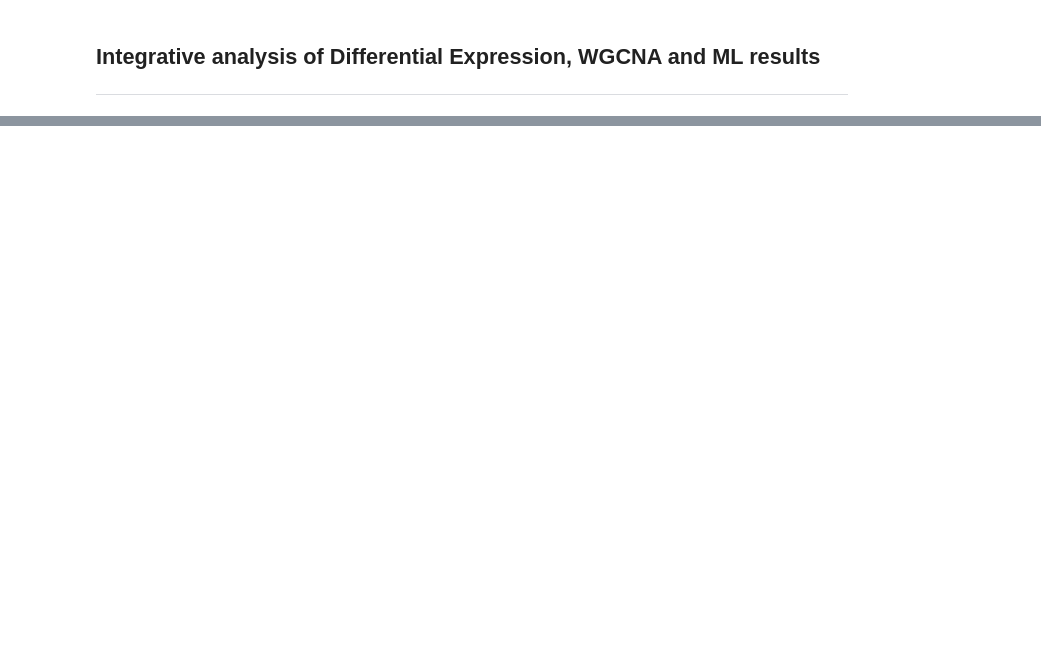
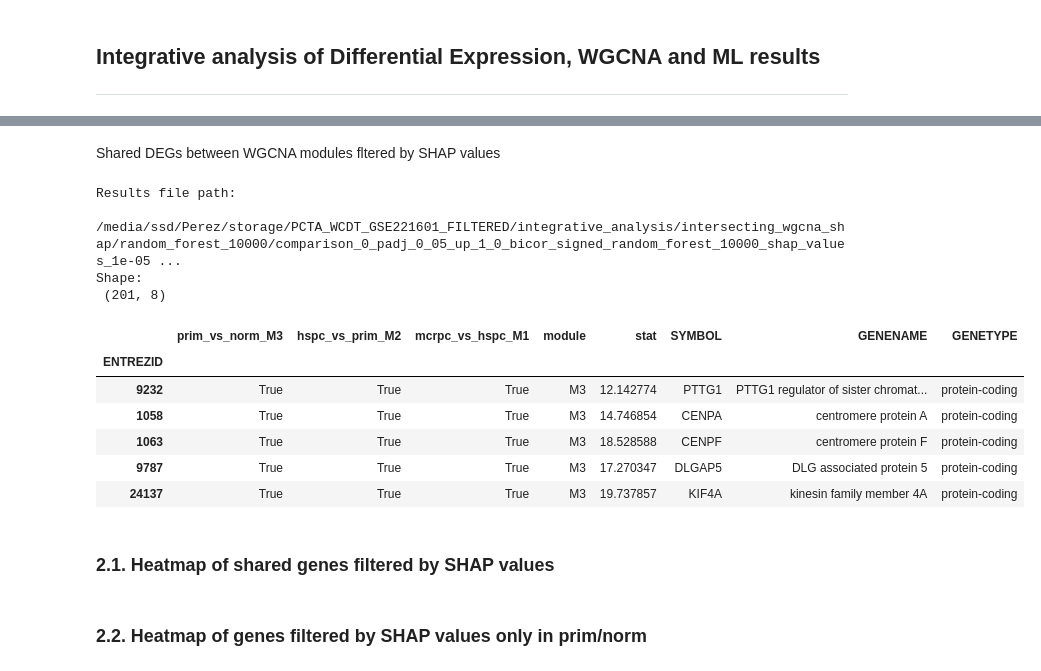
Before and after one commit to CarlosUziel/pca_wgcna_ml, a Jupyter notebook: notebooks/contrasts_intersecting_genes.ipynb, the cells around one changed output, grey strips where cells are left out. Cells and saved outputs as stored; diff of their text form; code cells hidden in the pictures; blank space fills up the shorter version.

```diff
--- a/notebooks/contrasts_intersecting_genes.ipynb
+++ b/notebooks/contrasts_intersecting_genes.ipynb
@@ -25,2 +29,6 @@ from components.functional_analysis.orgdb import OrgDB
 
 org_db = OrgDB("Homo sapiens")
+# %%
+ROOT_PATH: Path = Path("/media/ssd/Perez/storage/PCTA_WCDT_GSE221601_FILTERED")
+FIGURES_PATH: Path = ROOT_PATH.joinpath("manuscript_figures")
+FIGURES_PATH.mkdir(parents=True, exist_ok=True)
@@ -228,0 +59,14 @@ print(
+# %%
+results_path = ROOT_PATH / "integrative_analysis" / "intersecting_wgcna_pathways"
+wgcna_int_results = {}
+
+for int_wgcna_file in results_path.rglob("*.csv"):
+    file_name = int_wgcna_file.stem
+    if "up" in file_name or "down" in file_name:
+        wgcna_int_results[file_name] = {
+            "file_path": str(int_wgcna_file),
+            "count": int(file_name.split("_")[-1]),
+        }
+wgcna_int_results_df = pd.DataFrame(wgcna_int_results).T.sort_values(
+    "count", ascending=False
+)
@@ -228,0 +86,2 @@ print(
+# %%
+CHOSEN_PATH: Path = Path(wgcna_int_results_df.iloc[0]["file_path"])
@@ -228,0 +121,34 @@ print(
+# %% [markdown]
+Shared DEGs between WGCNA modules fltered by SHAP values
+# %%
+results_path = (
+    ROOT_PATH
+    / "integrative_analysis"
+    / "intersecting_wgcna_shap"
+    / "random_forest_10000"
+)
+ml_path_pattern = "_".join(
+    CHOSEN_PATH.stem.split("_")[:-1]
+).replace(
+    "intersecting_wgcna_pathways",
+    "random_forest_10000_shap_values_1e-05_intersecting_wgcna",
+)
+wgcna_ml_results_path = next(results_path.glob(f"{ml_path_pattern}*.csv"))
+print("Results file path:\n", wgcna_ml_results_path)
+wgcna_ml_results = pd.read_csv(wgcna_ml_results_path, index_col=0)
+print("Shape:\n", wgcna_ml_results.shape)
+display(wgcna_ml_results.head())
+# %% [output]
+Results file path:
+ /media/ssd/Perez/storage/PCTA_WCDT_GSE221601_FILTERED/integrative_analysis/intersecting_wgcna_shap/random_forest_10000/comparison_0_padj_0_05_up_1_0_bicor_signed_random_forest_10000_shap_values_1e-05 ...
+Shape:
+ (201, 8)
+|  | prim_vs_norm_M3 | hspc_vs_prim_M2 | mcrpc_vs_hspc_M1 | module | stat | SYMBOL | GENENAME | GENETYPE |
+| ENTREZID |  |  |  |  |  |  |  |  |
+| 9232 | True | True | True | M3 | 12.142774 | PTTG1 | PTTG1 regulator of sister chromat... | protein-coding |
+| 1058 | True | True | True | M3 | 14.746854 | CENPA | centromere protein A | protein-coding |
+| 1063 | True | True | True | M3 | 18.528588 | CENPF | centromere protein F | protein-coding |
+| 9787 | True | True | True | M3 | 17.270347 | DLGAP5 | DLG associated protein 5 | protein-coding |
+| 24137 | True | True | True | M3 | 19.737857 | KIF4A | kinesin family member 4A | protein-coding |
+# %% [markdown]
+### 2.1. Heatmap of shared genes filtered by SHAP values
@@ -228,0 +197,2 @@ print(
+# %% [markdown]
+### 2.2. Heatmap of genes filtered by SHAP values only in prim/norm
```
Also changed, not shown: parts of 56 cells of this notebook.
